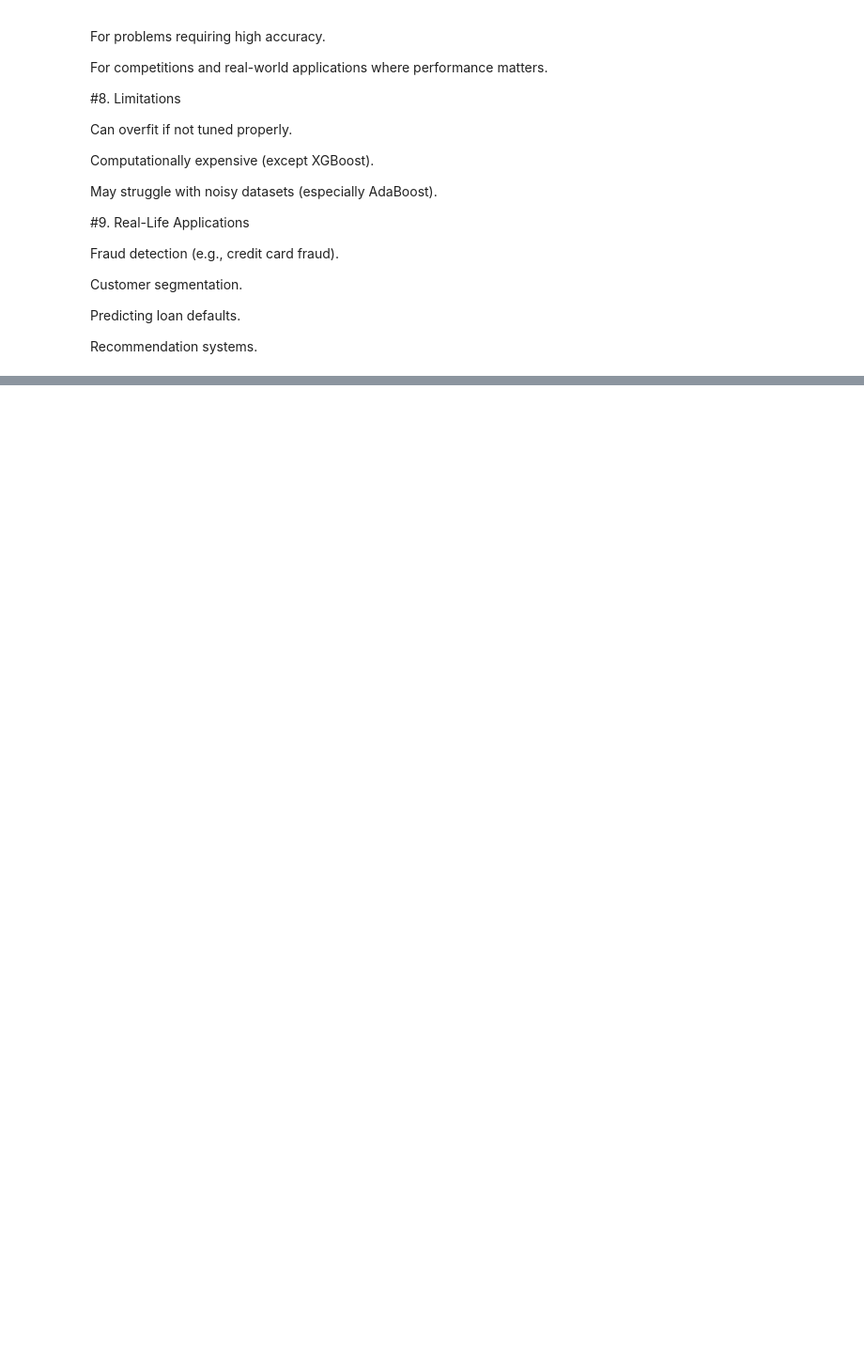
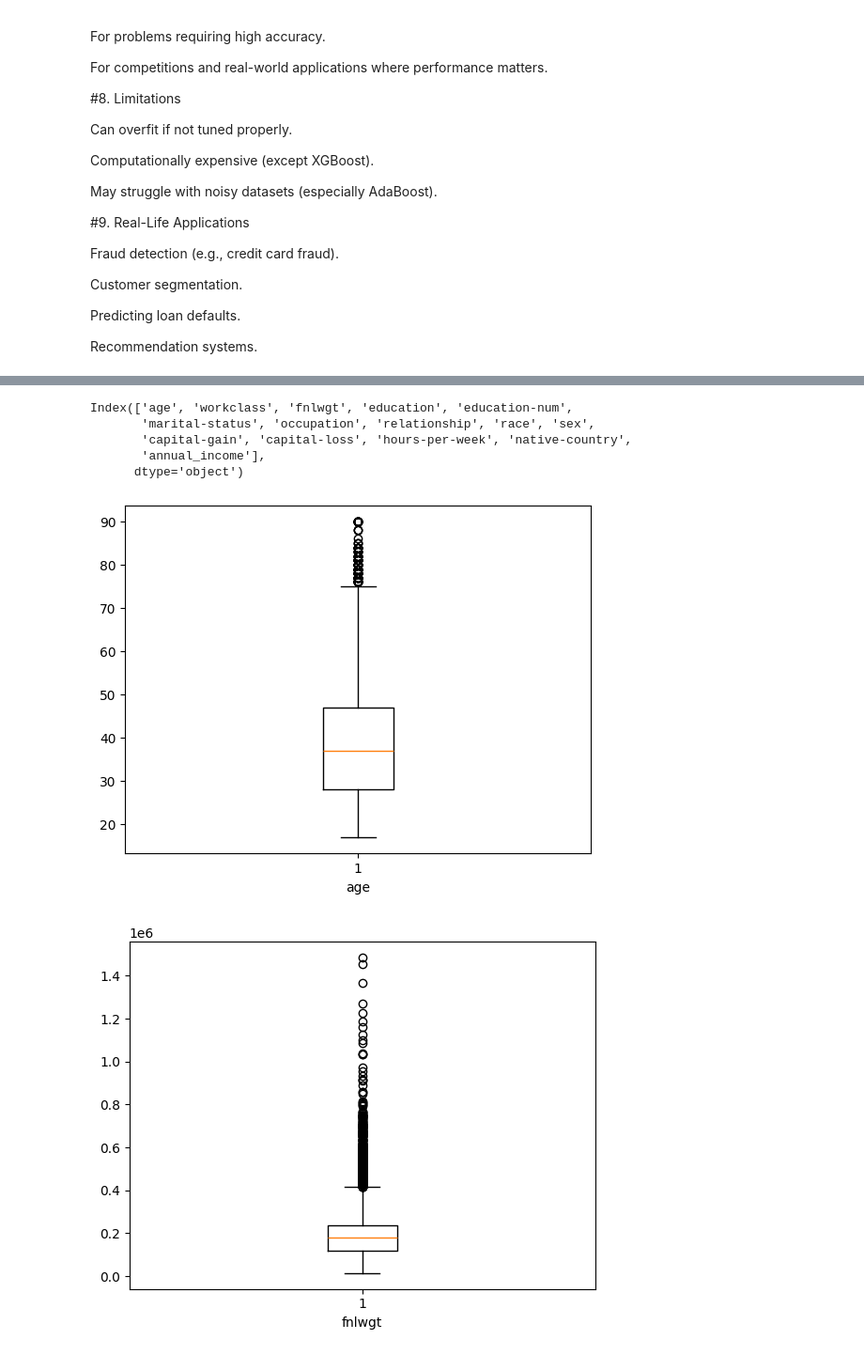
Before and after one commit to Kavia-M/Data_science_course-Intellipaat, a Jupyter notebook: Python/Classwork/Trainers_notes/Machine_Learning/Boosting_Aisha(24_09).ipynb, the cells around one changed output, grey strips where cells are left out. Shown at 94% size. Cells and saved outputs as stored; diff of their text form; code cells hidden in the pictures; blank space fills up the shorter version.

```diff
--- a/Python/Classwork/Trainers_notes/Machine_Learning/Boosting_Aisha(24_09).ipynb
+++ b/Python/Classwork/Trainers_notes/Machine_Learning/Boosting_Aisha(24_09).ipynb
@@ -159,0 +173,2 @@ Recommendation systems.
+# %%
+df=pd.read_csv("/content/census-income .csv")
@@ -159,0 +241,3 @@ Recommendation systems.
+# %%
+#Handling the ? in the dataset
+df.replace("?",np.nan,inplace=True)
@@ -159,0 +268,2 @@ Recommendation systems.
+# %%
+df.dropna(inplace=True)
@@ -159,0 +278,2 @@ Recommendation systems.
+# %%
+df.drop_duplicates(inplace=True)
@@ -159,0 +300,17 @@ Recommendation systems.
+# %%
+df.columns
+# %% [output]
+Index(['age', 'workclass', 'fnlwgt', 'education', 'education-num',
+       'marital-status', 'occupation', 'relationship', 'race', 'sex',
+       'capital-gain', 'capital-loss', 'hours-per-week', 'native-country',
+       'annual_income'],
+      dtype='object')
+# %%
+for col in df.columns:
+  if (df[col].dtype != 'object'):
+    plt.boxplot(df[col])
+    plt.xlabel(col)
+    plt.show()
+# %% [output]
+[figure, added]
+[figure, added]
```
Also changed, not shown: parts of 46 cells of this notebook.
